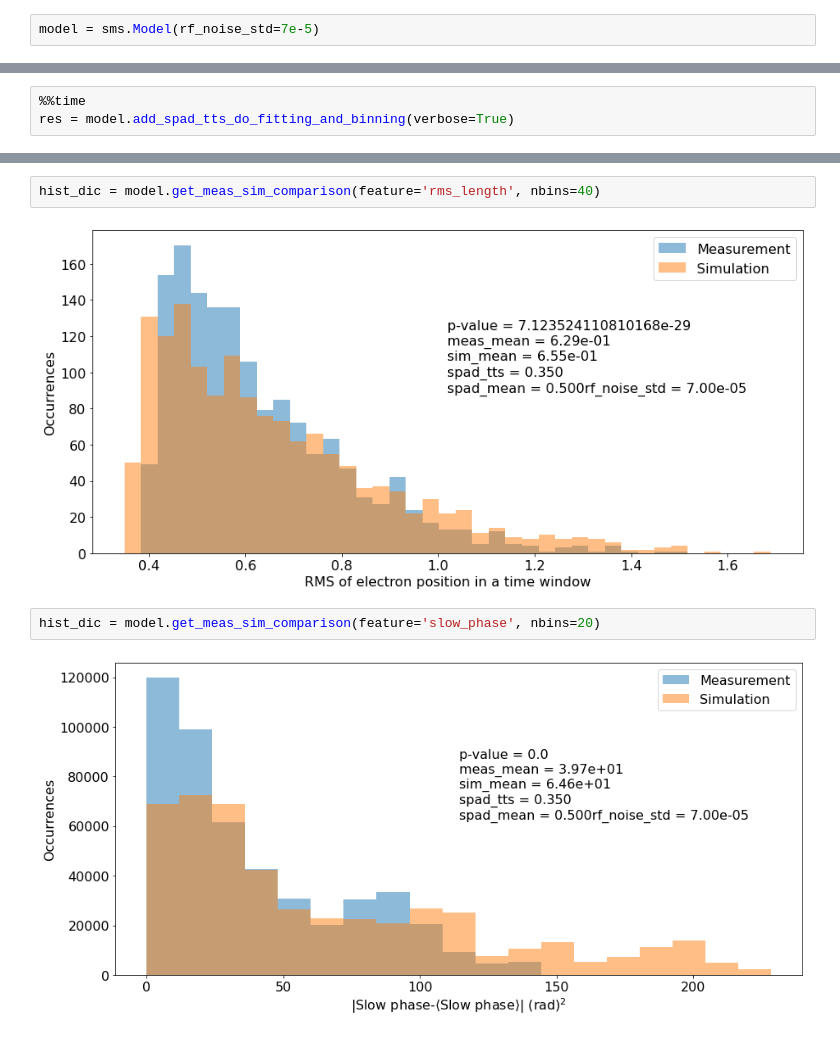
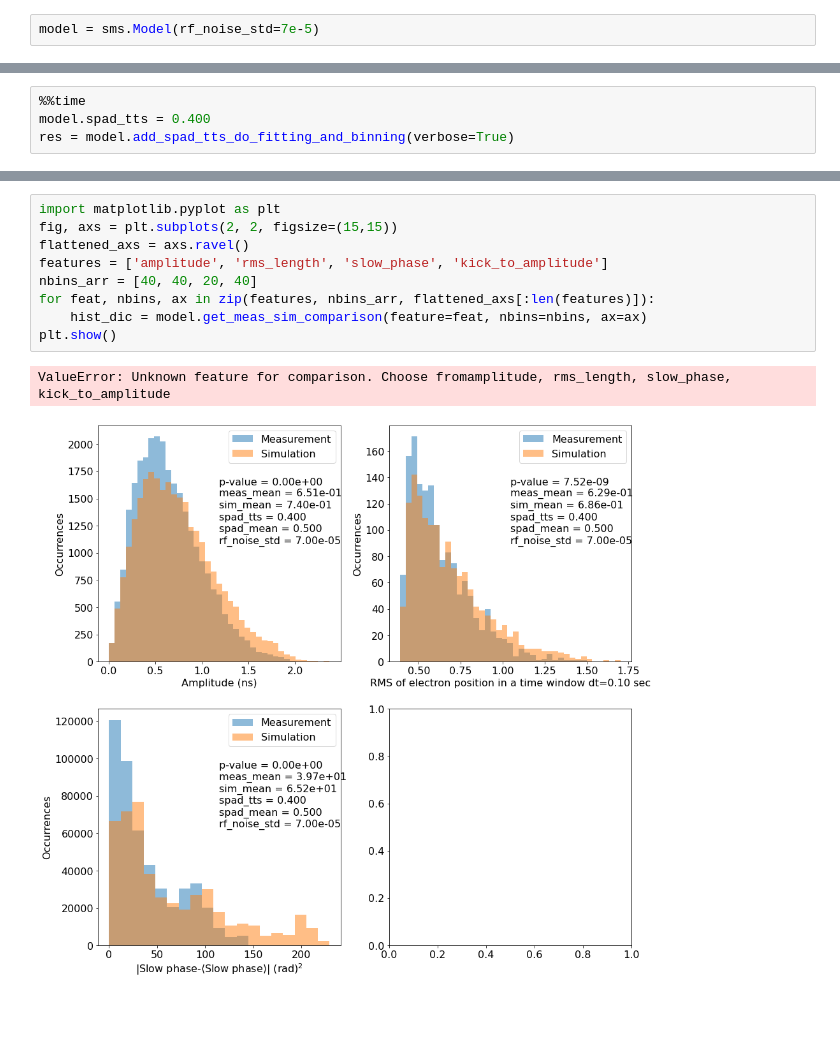
Before and after one commit to IharLobach/ursse, a Jupyter notebook: analyzing_collected_data/all_single_electron_data/testing_Model_class.ipynb, the cells around one changed output, grey strips where cells are left out. Drawn from its saved outputs; the diff is of its cells as text; blank space fills up the shorter version.

Commit message:
some progress on phase diff VS amplitude correlation

```diff
--- a/analyzing_collected_data/all_single_electron_data/testing_Model_class.ipynb
+++ b/analyzing_collected_data/all_single_electron_data/testing_Model_class.ipynb
@@ -23,5 +23,6 @@ Wall time: 4min 57s
 # %%
 %%time
+model.spad_tts = 0.400
 res = model.add_spad_tts_do_fitting_and_binning(verbose=True)
 # %% [output]
 working on file number 1 out of 5
@@ -38,8 +35,12 @@ hist_dic = model.get_meas_sim_comparison(feature='amplitude', nbins=40)
-# %%
-hist_dic = model.get_meas_sim_comparison(feature='rms_length', nbins=40)
-# %% [output]
-[figure, removed]
-# %%
-hist_dic = model.get_meas_sim_comparison(feature='slow_phase', nbins=20)
-# %% [output]
-[figure, removed]
+# %%
+import matplotlib.pyplot as plt
+fig, axs = plt.subplots(2, 2, figsize=(15,15))
+flattened_axs = axs.ravel()
+features = ['amplitude', 'rms_length', 'slow_phase', 'kick_to_amplitude']
+nbins_arr = [40, 40, 20, 40]
+for feat, nbins, ax in zip(features, nbins_arr, flattened_axs[:len(features)]):
+    hist_dic = model.get_meas_sim_comparison(feature=feat, nbins=nbins, ax=ax)
+plt.show()
+# %% [output]
+ValueError: Unknown feature for comparison. Choose fromamplitude, rms_length, slow_phase, kick_to_amplitude
+[figure, added]
```
Also changed, not shown: parts of 3 cells of this notebook, 3 other files.
